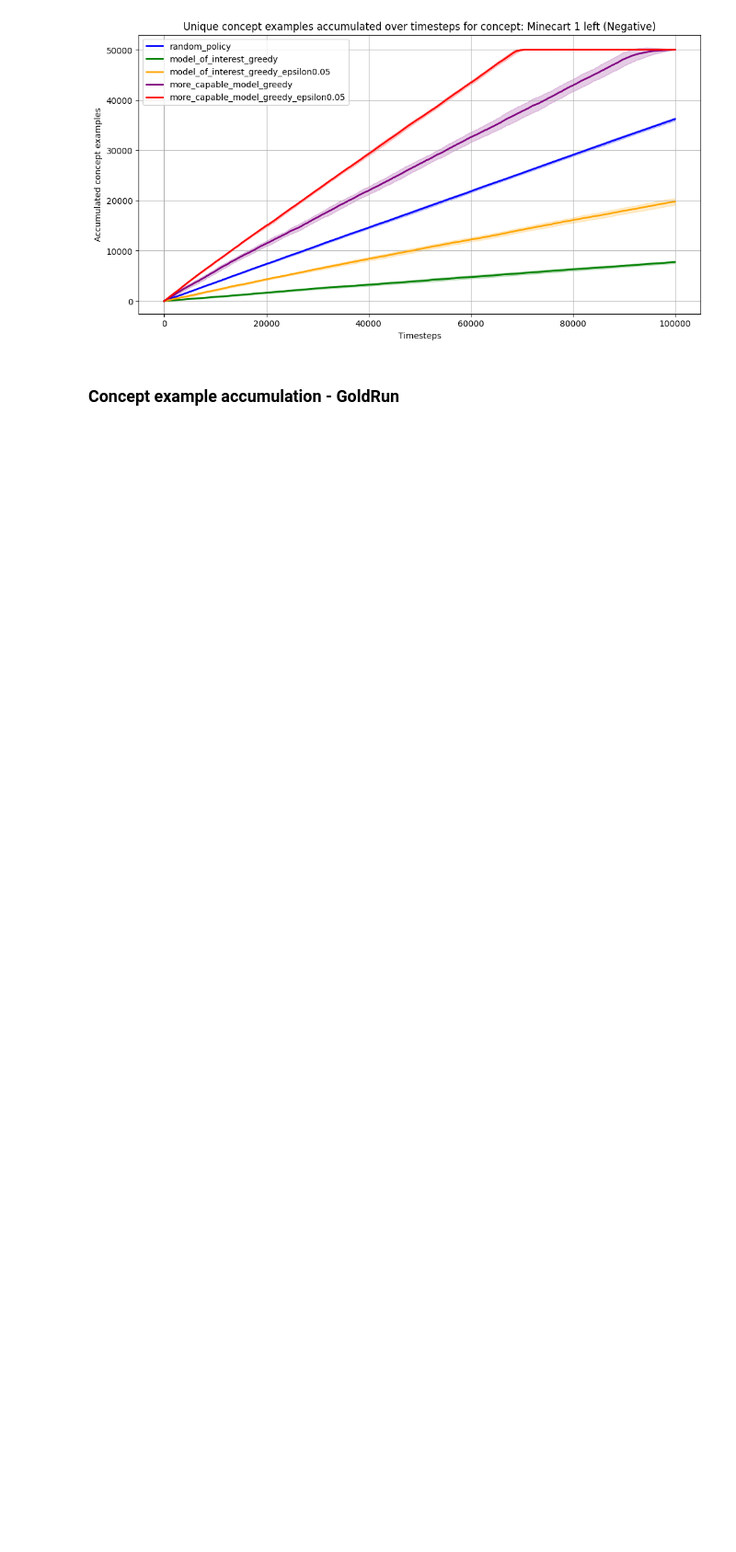
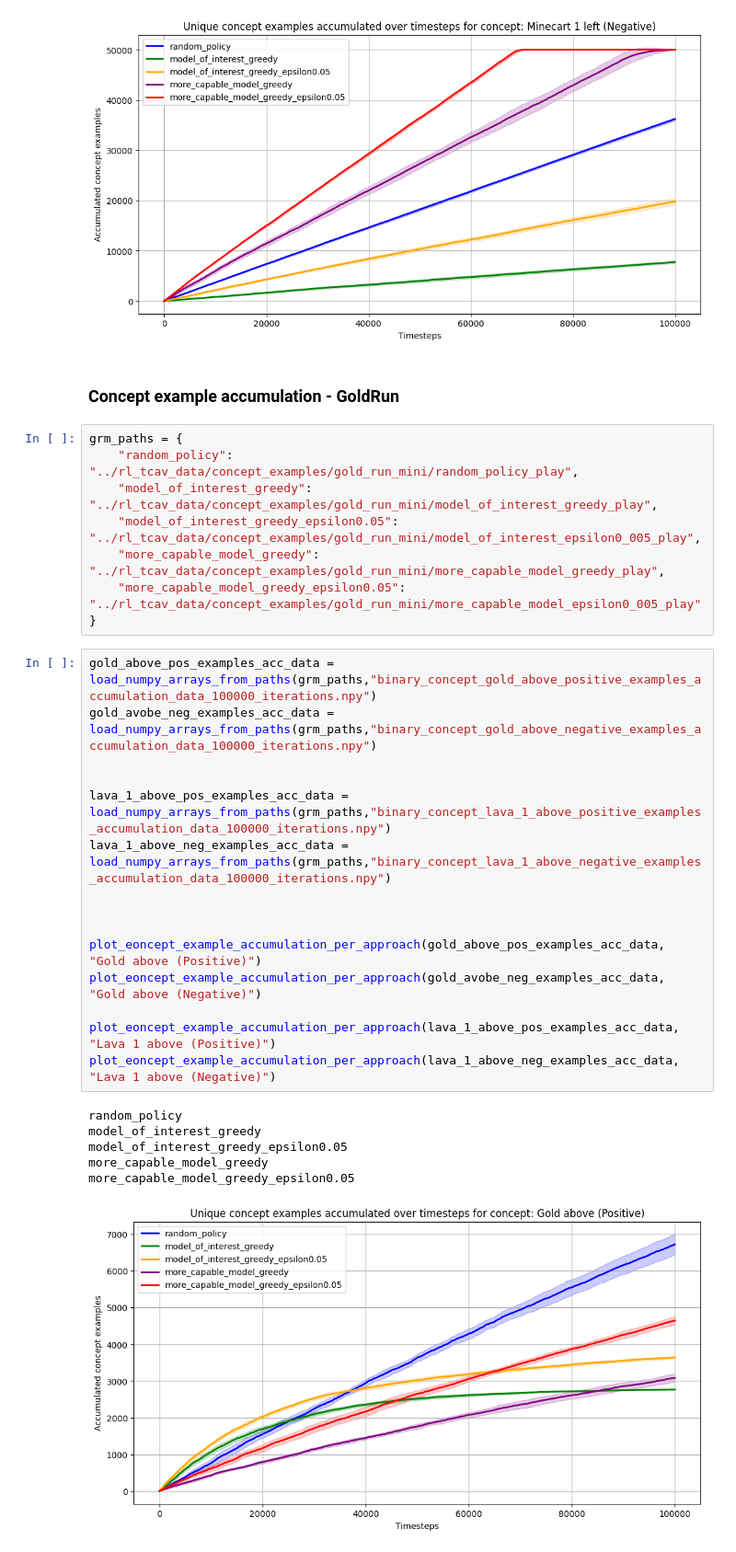
Before and after one commit to javanster/MSc-XAI-RL, a Jupyter notebook: experiments/concept_example_experiments.ipynb, the cells around one changed output. Shown at 92% size. Saved outputs shown, nothing was run; the diff lists cells and outputs as text; blank space fills up the shorter version.

Commit message:
Concept example accumulation graphs for GoldRun

```diff
--- a/experiments/concept_example_experiments.ipynb
+++ b/experiments/concept_example_experiments.ipynb
@@ -120,3 +155,33 @@ plot_eoncept_example_accumulation_per_approach(minecart_1_left_neg_examples_acc_
 [figure]
 # %% [markdown]
 ### Concept example accumulation - GoldRun
+# %%
+grm_paths = {
+    "random_policy": "../rl_tcav_data/concept_examples/gold_run_mini/random_policy_play",
+    "model_of_interest_greedy": "../rl_tcav_data/concept_examples/gold_run_mini/model_of_interest_greedy_play",
+    "model_of_interest_greedy_epsilon0.05": "../rl_tcav_data/concept_examples/gold_run_mini/model_of_interest_epsilon0_005_play",
+    "more_capable_model_greedy": "../rl_tcav_data/concept_examples/gold_run_mini/more_capable_model_greedy_play",
+    "more_capable_model_greedy_epsilon0.05": "../rl_tcav_data/concept_examples/gold_run_mini/more_capable_model_epsilon0_005_play"
+}
+# %%
+gold_above_pos_examples_acc_data = load_numpy_arrays_from_paths(grm_paths,"binary_concept_gold_above_positive_examples_accumulation_data_100000_iterations.npy")
+gold_avobe_neg_examples_acc_data = load_numpy_arrays_from_paths(grm_paths,"binary_concept_gold_above_negative_examples_accumulation_data_100000_iterations.npy")
+
+
+lava_1_above_pos_examples_acc_data = load_numpy_arrays_from_paths(grm_paths,"binary_concept_lava_1_above_positive_examples_accumulation_data_100000_iterations.npy")
+lava_1_above_neg_examples_acc_data = load_numpy_arrays_from_paths(grm_paths,"binary_concept_lava_1_above_negative_examples_accumulation_data_100000_iterations.npy")
+
+
+
+plot_eoncept_example_accumulation_per_approach(gold_above_pos_examples_acc_data, "Gold above (Positive)")
+plot_eoncept_example_accumulation_per_approach(gold_avobe_neg_examples_acc_data, "Gold above (Negative)")
+
+plot_eoncept_example_accumulation_per_approach(lava_1_above_pos_examples_acc_data, "Lava 1 above (Positive)")
+plot_eoncept_example_accumulation_per_approach(lava_1_above_neg_examples_acc_data, "Lava 1 above (Negative)")
+# %% [output]
+random_policy
+model_of_interest_greedy
+model_of_interest_greedy_epsilon0.05
+more_capable_model_greedy
+more_capable_model_greedy_epsilon0.05
+[figure, added]
```
Also changed, not shown: parts of 3 cells of this notebook.
